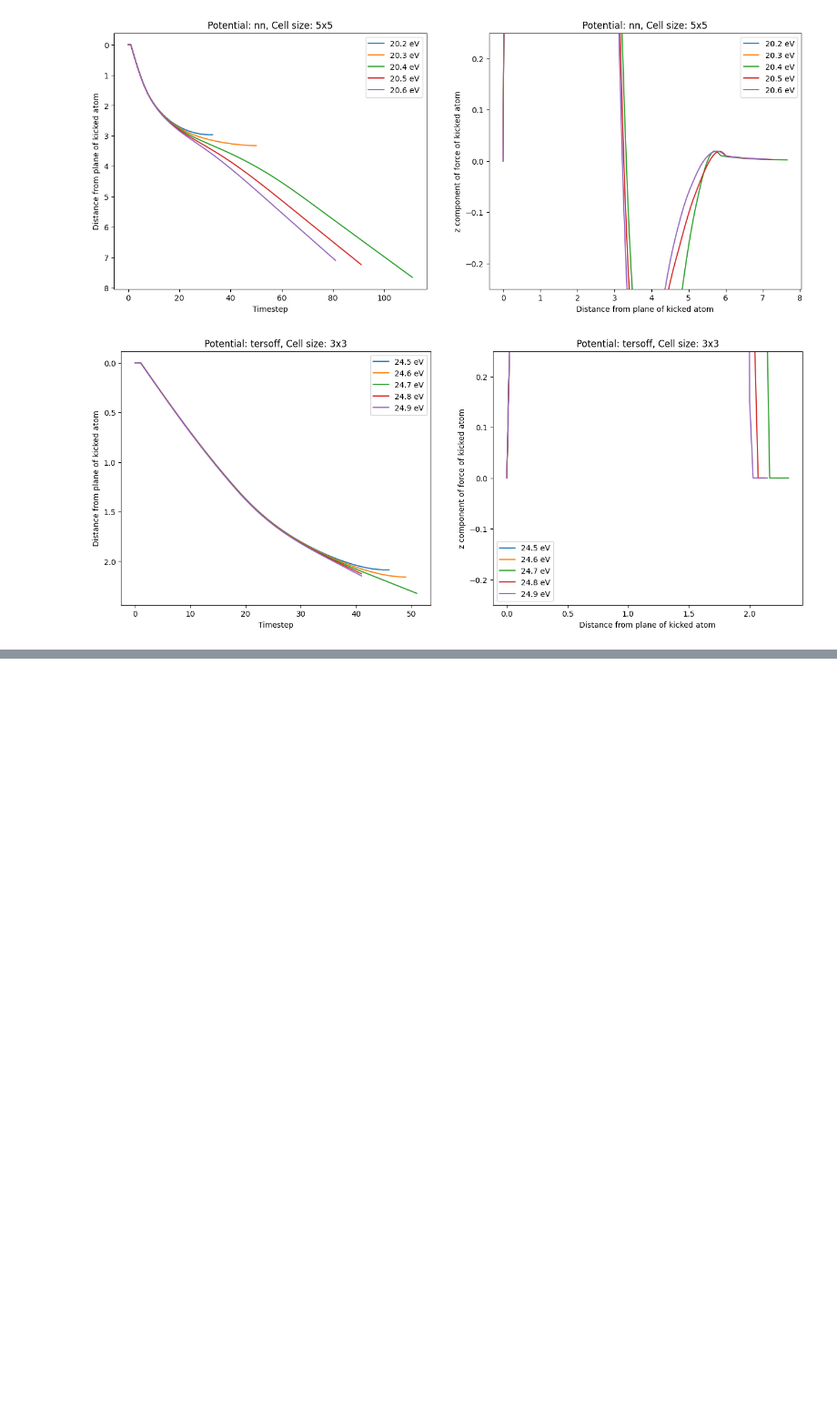
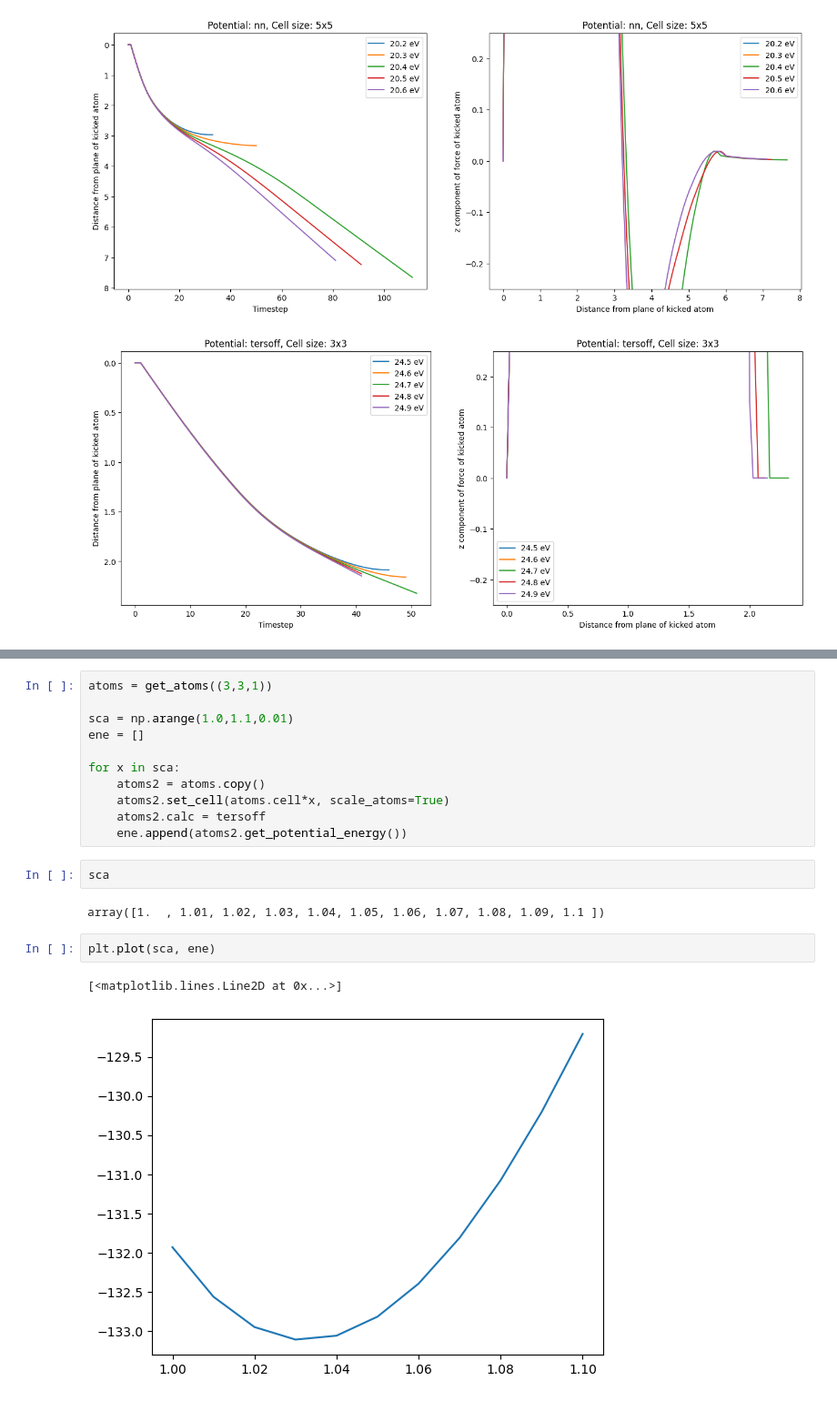
Before and after one commit to MaxNeg8/Simulating-irradiation-stability-of-2D-materials, a Jupyter notebook: Simulating irradiation stability of 2D materials.ipynb, the cells around one changed output, grey strips where cells are left out. Shown at 91% size. Cells and saved outputs as stored; diff of their text form; blank space fills up the shorter version.

```diff
--- a/Simulating irradiation stability of 2D materials.ipynb
+++ b/Simulating irradiation stability of 2D materials.ipynb
@@ -251,0 +408,20 @@ ValueError: I/O operation on closed file.
+# %%
+atoms = get_atoms((3,3,1))
+
+sca = np.arange(1.0,1.1,0.01)
+ene = []
+
+for x in sca:
+    atoms2 = atoms.copy()
+    atoms2.set_cell(atoms.cell*x, scale_atoms=True)
+    atoms2.calc = tersoff
+    ene.append(atoms2.get_potential_energy())
+# %%
+sca
+# %% [output]
+array([1.  , 1.01, 1.02, 1.03, 1.04, 1.05, 1.06, 1.07, 1.08, 1.09, 1.1 ])
+# %%
+plt.plot(sca, ene)
+# %% [output]
+[<matplotlib.lines.Line2D at 0x...>]
+[figure, added]
```
Also changed, not shown: parts of 6 cells of this notebook.
